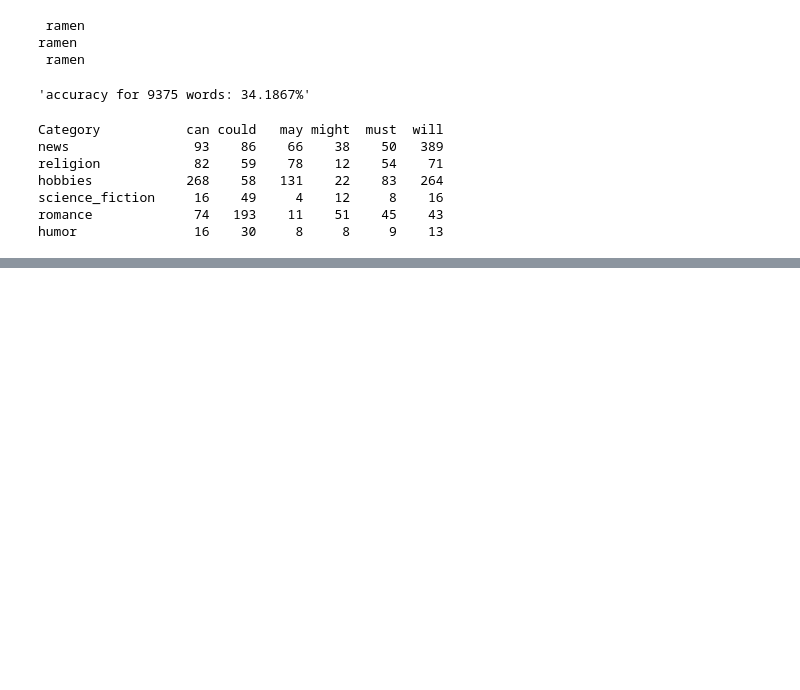
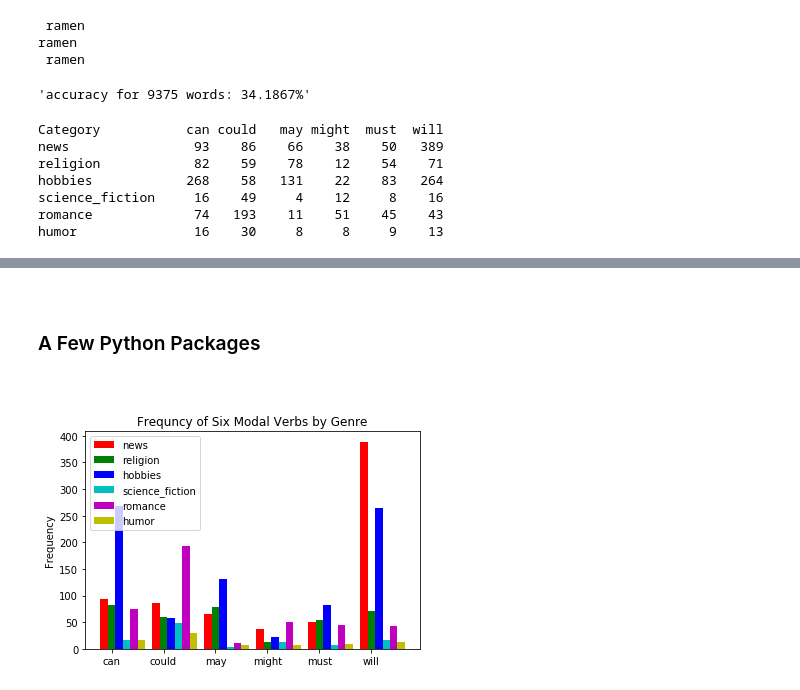
Before and after one commit to SmilodonCub/ReadingLearningTinkering, a Jupyter notebook: NLP_wPython/NLP_wPython.ipynb, the cells around one changed output, grey strips where cells are left out. Drawn from its saved outputs; the diff is of its cells as text; code cells hidden in the pictures; blank space fills up the shorter version.

Commit message:
Chapter 4: Structured Programs (Python Review)

```diff
--- a/NLP_wPython/NLP_wPython.ipynb
+++ b/NLP_wPython/NLP_wPython.ipynb
@@ -2490,0 +2577,6 @@ for word in sorted( words ):
+# %%
+string = 'I turned off the spectroroute'
+words = string.split()
+tags = ['noun', 'verd', 'prep', 'det', 'noun']
+print( list( zip( words, tags ) ) )
+print( list( enumerate( words ) ) )
@@ -2490,0 +2722,40 @@ for word in sorted( words ):
+# %% [markdown]
+<br>
+
+### A Few Python Packages
+
+<br>
+# %%
+# Matplotlib for conventional visualizations
+from nltk.corpus import brown
+colors = 'rgbcmyk'
+def bar_chart( categories, words, counts ):
+    "Plot a bar chart showing counts for each word by category"
+    import pylab
+    ind = pylab.arange( len( words ) )
+    width = 1 / ( len( categories ) + 1 )
+    bar_groups = []
+    for c in range( len( categories ) ):
+        bars = pylab.bar( ind + c*width, counts[ categories[c]], width,
+                         color = colors[c%len(colors) ] )
+        bar_groups.append( bars )
+    pylab.xticks( ind+width, words )
+    pylab.legend( [ b[0] for b in bar_groups ], categories, loc = 'upper left' )
+    pylab.ylabel( 'Frequency' )
+    pylab.title( 'Frequncy of Six Modal Verbs by Genre' )
+    pylab.show()
+
+genres = ['news', 'religion', 'hobbies', 'science_fiction', 'romance', 'humor']
+modals = ['can', 'could', 'may', 'might', 'must', 'will']
+cfdist = nltk.ConditionalFreqDist(
+    (genre,word )
+    for genre in brown.categories()
+    for word in brown.words( categories = genre )
+    if word in modals )
+counts = {}
+for genre in genres:
+    counts[ genre ] = [ cfdist[genre][word] for word in modals ]
+
+bar_chart( genres, modals, counts)
+# %% [output]
+[figure, added]
```
Also changed, not shown: parts of 18 cells of this notebook.
